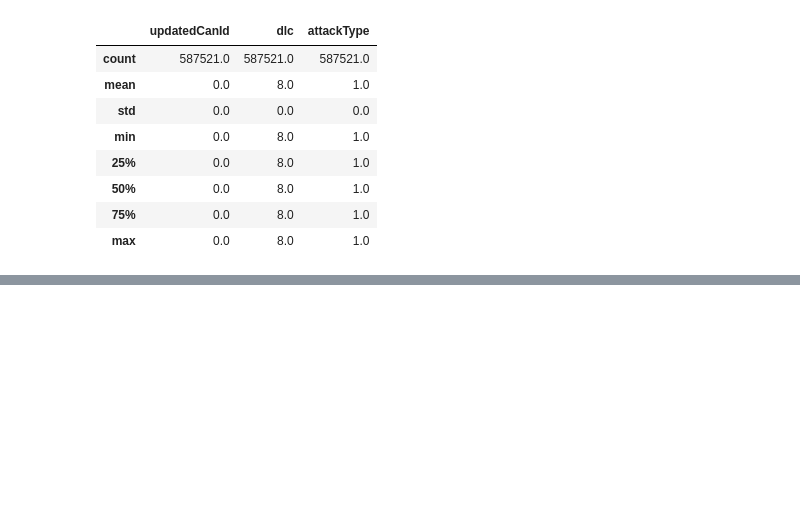
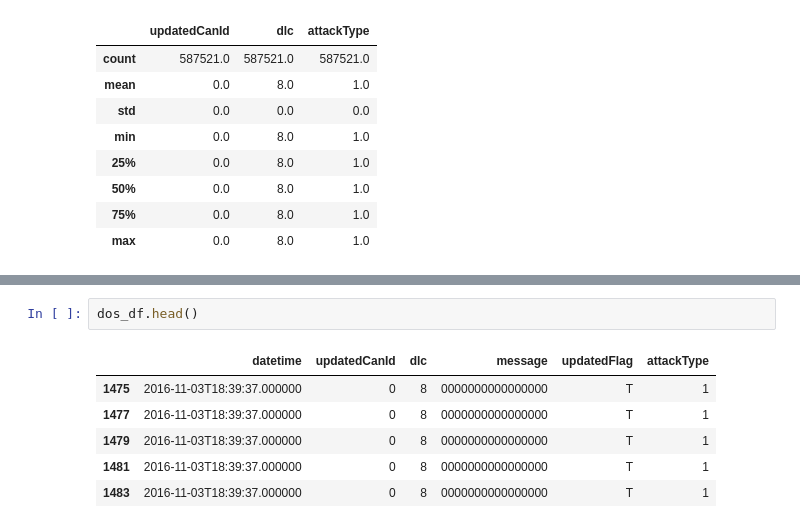
Before and after one commit to FatimeNazliAs/Intrusion-Detection-Systems-using-ML, a Jupyter notebook: notebooks/visualization_with_seperated_dfs.ipynb, the cells around one changed output, grey strips where cells are left out. Drawn from its saved outputs; the diff is of its cells as text; blank space fills up the shorter version.

```diff
--- a/notebooks/visualization_with_seperated_dfs.ipynb
+++ b/notebooks/visualization_with_seperated_dfs.ipynb
@@ -36,0 +124,9 @@ dos_df.describe()
+# %%
+dos_df.head()
+# %% [output]
+|  | datetime | updatedCanId | dlc | message | updatedFlag | attackType |
+| 1475 | 2016-11-03T18:39:37.000000 | 0 | 8 | 0000000000000000 | T | 1 |
+| 1477 | 2016-11-03T18:39:37.000000 | 0 | 8 | 0000000000000000 | T | 1 |
+| 1479 | 2016-11-03T18:39:37.000000 | 0 | 8 | 0000000000000000 | T | 1 |
+| 1481 | 2016-11-03T18:39:37.000000 | 0 | 8 | 0000000000000000 | T | 1 |
+| 1483 | 2016-11-03T18:39:37.000000 | 0 | 8 | 0000000000000000 | T | 1 |
```
Also changed, not shown: parts of 16 cells of this notebook.
